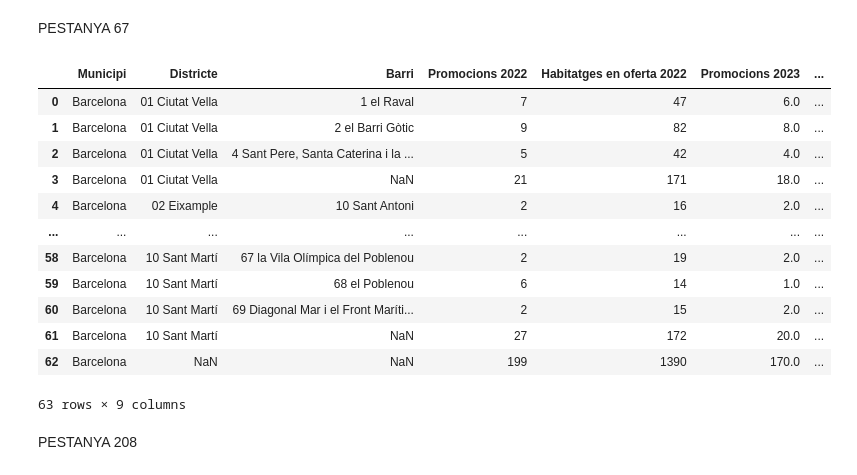
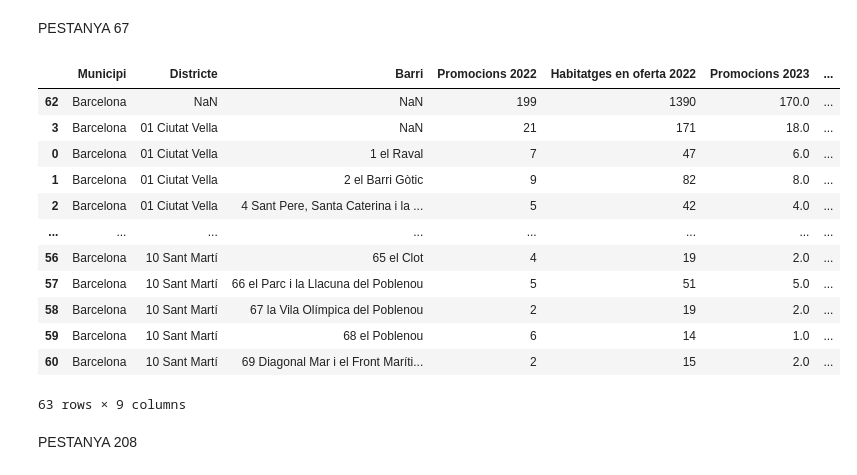
Before and after one commit to rubenlj-git/Taules_oferta_1S23, a Jupyter notebook: taules_resum_1S2023.ipynb, the cells around one changed output. Saved outputs shown, nothing was run; the diff lists cells and outputs as text; code cells hidden in the pictures.

```diff
--- a/taules_resum_1S2023.ipynb
+++ b/taules_resum_1S2023.ipynb
@@ -1474,6 +1471,8 @@ table136["Mitjana (en oferta)"] = table136["Habitatges en oferta"]/table136["Pro
 table136["Mitjana (a la promoció)"] = table136["Habitatges a la promoció"]/table136["Promocions"]
 table136["% habitatges venuts"] = table136["Habitatges venuts"].mul(100)/table136["Habitatges a la promoció"]
 table136["% habitatges en venda"] = table136["Habitatges en oferta"].mul(100)/table136["Habitatges a la promoció"]
+
+table136 = table136.sort_values(["Municipi", "Districte", "Barri"], na_position="first")
 table136
 # %% [output]
 |  | Municipi | Districte | Barri | Promocions | Habitatges venuts | Habitatges en oferta | ... |
@@ -1596,44 +1596,47 @@ table205_hab = table205_barri.append(table205_dis, ignore_index=True)
 table205_hab["Municipi"] = "Barcelona"
 
 table205_hab = table205_hab.append({"Municipi":"Barcelona", "Nom DIST": np.NaN, "Nom BARRI":np.NaN, "HABIP":bbdd_estudi_prom_ant[bbdd_estudi_prom_ant["Municipi"]=="Barcelona"]["HABIP"].sum(), "HABIT":bbdd_estudi_prom_ant[bbdd_estudi_prom_ant["Municipi"]=="Barcelona"]["HABIT"].sum(), "HABIV":bbdd_estudi_prom_ant[bbdd_estudi_prom_ant["Municipi"]=="Barcelona"]["HABIV"].sum()}, ignore_index=True)
 table205_hab = table205_hab.rename(columns={"HABIV":"Habitatges venuts","HABIP":"Habitatges en oferta", "HABIT":"Habitatges a la promoció","Nom DIST":"Districte"})
 table205_hab = table205_hab[["Municipi", "Districte", "Nom BARRI","Habitatges venuts", "Habitatges en oferta", "Habitatges a la promoció"]]
 
 
 table205prom_dis = bbdd_estudi_prom_ant[bbdd_estudi_prom_ant["Municipi"]=="Barcelona"][["Nom DIST"]].value_counts().reset_index().rename(columns={0:"Promocions"})
 table205prom_dis["Nom BARRI"] = np.NaN
 table205prom_mun = bbdd_estudi_prom_ant[bbdd_estudi_prom_ant["Municipi"]=="Barcelona"][["Nom DIST", "Nom BARRI"]].value_counts().reset_index().rename(columns = {0:"Promocions"})
 table205prom = pd.concat([table205prom_mun,table205prom_dis], axis=0)
 table205prom["Municipi"] = "Barcelona"
 
 table205prom = table205prom.append({"Municipi":"Barcelona", "Nom DIST": np.NaN, "Nom BARRI":np.NaN, "Promocions":bbdd_estudi_prom_ant[bbdd_estudi_prom_ant["Municipi"]=="Barcelona"].shape[0]}, ignore_index=True)
 table205prom = table205prom.rename(columns={"Nom DIST":"Districte"}).sort_values(["Municipi", "Districte", "Nom BARRI"], ascending= True)
 table205 = pd.merge(table205prom, table205_hab, how="left", on =["Municipi", "Districte", "Nom BARRI"])
 table205_aux = table205[["Municipi", "Districte", "Nom BARRI", "Promocions", "Habitatges venuts", "Habitatges en oferta", "Habitatges a la promoció"]].rename(columns={"Nom BARRI":"Barri"})
 
 table205_aux["Mitjana (en oferta)"] = table205_aux["Habitatges en oferta"]/table205_aux["Promocions"]
 table205_aux["Mitjana (a la promoció)"] = table205_aux["Habitatges a la promoció"]/table205_aux["Promocions"]
 table205_aux["% habitatges venuts"] = table205_aux["Habitatges venuts"].mul(100)/table205_aux["Habitatges a la promoció"]
 table205_aux["% habitatges en venda"] = table205_aux["Habitatges en oferta"].mul(100)/table205_aux["Habitatges a la promoció"]
 table205_2021 = table205_aux[["Municipi", "Districte", "Barri", "Promocions", "Habitatges en oferta"]].rename(columns= {"Promocions":"Promocions 2022", "Habitatges en oferta":"Habitatges en oferta 2022"}).copy()
 table205_2022 = table136[["Municipi", "Districte", "Barri", "Promocions", "Habitatges en oferta"]].rename(columns= {"Promocions":"Promocions 2023", "Habitatges en oferta":"Habitatges en oferta 2023"}).copy()
 table205 = pd.merge(table205_2021, table205_2022, how="left", on=["Municipi", "Districte", "Barri"]).sort_values(["Municipi", "Districte", "Barri"], ascending=True)
 table205["Variació promocions"] = table205["Promocions 2023"] - table205["Promocions 2022"]
 table205["Variació habitatges"] = table205["Habitatges en oferta 2023"] - table205["Habitatges en oferta 2022"]
+
+
+table205 = table205.sort_values(["Municipi", "Districte", "Barri"], na_position="first")
 table205
 # %% [output]
 |  | Municipi | Districte | Barri | Promocions 2022 | Habitatges en oferta 2022 | Promocions 2023 | ... |
+| 62 | Barcelona | NaN | NaN | 199 | 1390 | 170.0 | ... |
+| 3 | Barcelona | 01 Ciutat Vella | NaN | 21 | 171 | 18.0 | ... |
 | 0 | Barcelona | 01 Ciutat Vella | 1 el Raval | 7 | 47 | 6.0 | ... |
 | 1 | Barcelona | 01 Ciutat Vella | 2 el Barri Gòtic | 9 | 82 | 8.0 | ... |
 | 2 | Barcelona | 01 Ciutat Vella | 4 Sant Pere, Santa Caterina i la ... | 5 | 42 | 4.0 | ... |
-| 3 | Barcelona | 01 Ciutat Vella | NaN | 21 | 171 | 18.0 | ... |
-| 4 | Barcelona | 02 Eixample | 10 Sant Antoni | 2 | 16 | 2.0 | ... |
 | ... | ... | ... | ... | ... | ... | ... | ... |
+| 56 | Barcelona | 10 Sant Martí | 65 el Clot | 4 | 19 | 2.0 | ... |
+| 57 | Barcelona | 10 Sant Martí | 66 el Parc i la Llacuna del Poblenou | 5 | 51 | 5.0 | ... |
 | 58 | Barcelona | 10 Sant Martí | 67 la Vila Olímpica del Poblenou | 2 | 19 | 2.0 | ... |
 | 59 | Barcelona | 10 Sant Martí | 68 el Poblenou | 6 | 14 | 1.0 | ... |
 | 60 | Barcelona | 10 Sant Martí | 69 Diagonal Mar i el Front Maríti... | 2 | 15 | 2.0 | ... |
-| 61 | Barcelona | 10 Sant Martí | NaN | 27 | 172 | 20.0 | ... |
-| 62 | Barcelona | NaN | NaN | 199 | 1390 | 170.0 | ... |
 63 rows × 9 columns
 # %% [markdown]
 PESTANYA 208
```
Also changed, not shown: parts of 22 cells of this notebook, 5 other files.
